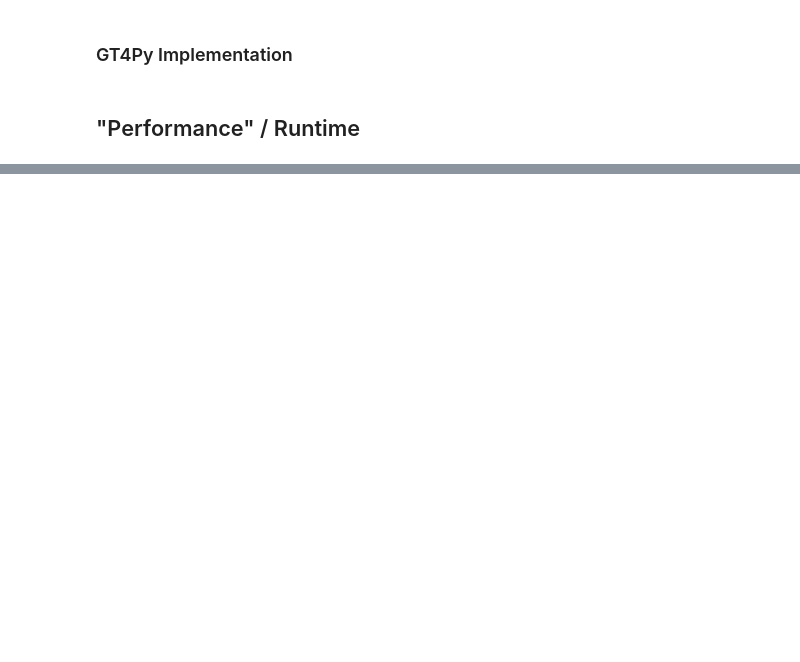
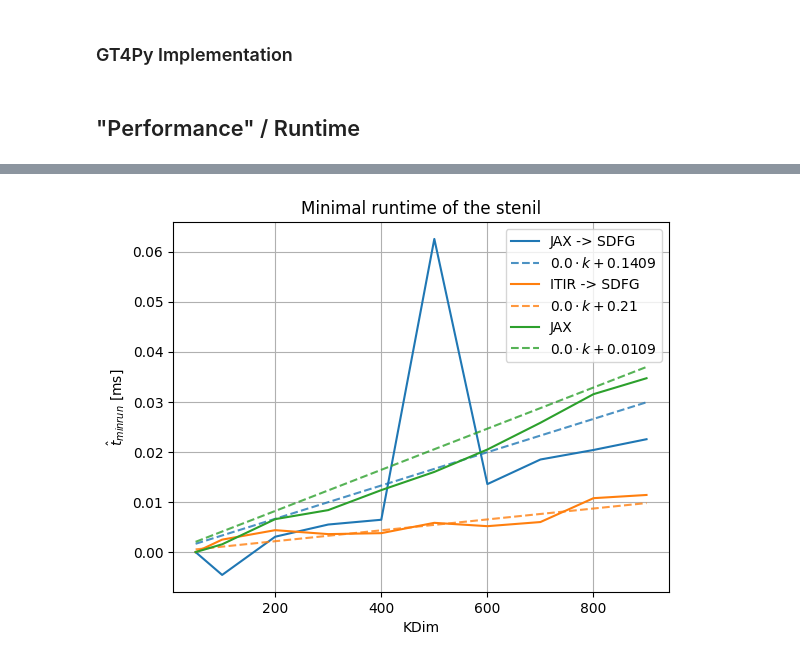
Before and after one commit to philip-paul-mueller/jax_to_dace, a Jupyter notebook: Philip__ICON_velocity_advection_stencil_20.ipynb, the cells around one changed output, grey strips where cells are left out. Saved outputs shown, nothing was run; the diff lists cells and outputs as text; code cells hidden in the pictures; blank space fills up the shorter version.

```diff
--- a/Philip__ICON_velocity_advection_stencil_20.ipynb
+++ b/Philip__ICON_velocity_advection_stencil_20.ipynb
@@ -525,3 +546,34 @@ plt.show()
+# %%
+X = np.vstack([KDimNs, np.ones_like(KDimNs)]).T
+
+for ID, Time in {'JAX -> SDFG':  resTime_sdfg_min,
+                 'ITIR -> SDFG': resTime_itir_min,
+                 'JAX':          resTime_jax_min, }.items():
+    plt.plot(KDimNs, (Time - Time[0]) * 1000 / number, label=ID)
+    col = plt.gca().lines[-1].get_color()
+    a, b = np.linalg.lstsq(X, Time / number, rcond=None)[0]
+
+    Times_ = a * np.array(KDimNs)
+    plt.plot(
+        KDimNs, Times_ * 1000,
+        c=col, linestyle='--', alpha=0.8,
+        label=f'${int(a * (1e3*1e4))/1e4} \\cdot k + {int(b * (1e3*1e4))/1e4}$',
+    )
+
+#
+
+
+plt.legend()
+plt.xlabel('KDim')
+plt.ylabel('$\\hat{t}_{min run}$ [ms]')
+plt.grid(visible=True)
+#plt.yscale('log')
+
+plt.title("Minimal runtime of the stenil")
+
+plt.show()
+# %% [output]
+[figure, added]
 # %%
 import cProfile
 
```
Also changed, not shown: parts of 31 cells of this notebook.
